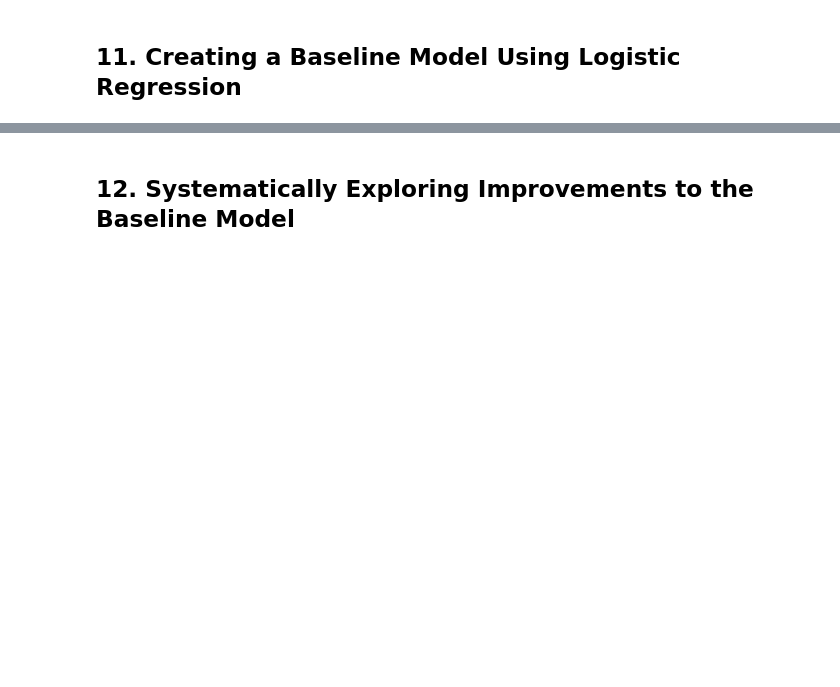
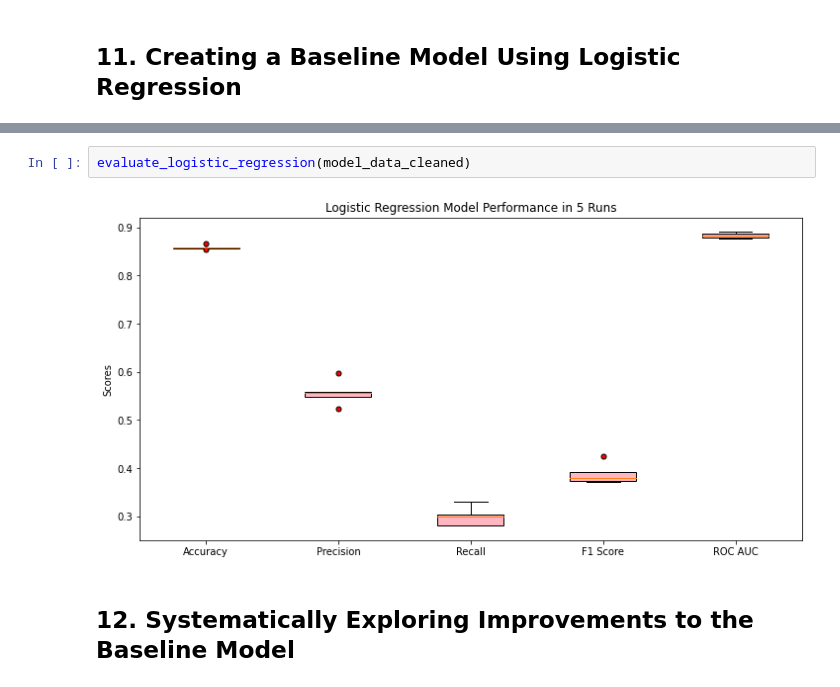
Before and after one commit to NikodemWojtczak/FHNW_AML, a Jupyter notebook: Niko_notebook.ipynb, the cells around one changed output, grey strips where cells are left out. Cells and saved outputs as stored; diff of their text form; blank space fills up the shorter version.

```diff
--- a/Niko_notebook.ipynb
+++ b/Niko_notebook.ipynb
@@ -1419,3 +1504,7 @@ ROC AUC Score: 0.8418
+# %%
+evaluate_logistic_regression(model_data_cleaned)
+# %% [output]
+[figure, added]
 # %% [markdown]
 ## 12. Systematically Exploring Improvements to the Baseline Model
 # %% [markdown]
```
Also changed, not shown: parts of 15 cells of this notebook.
